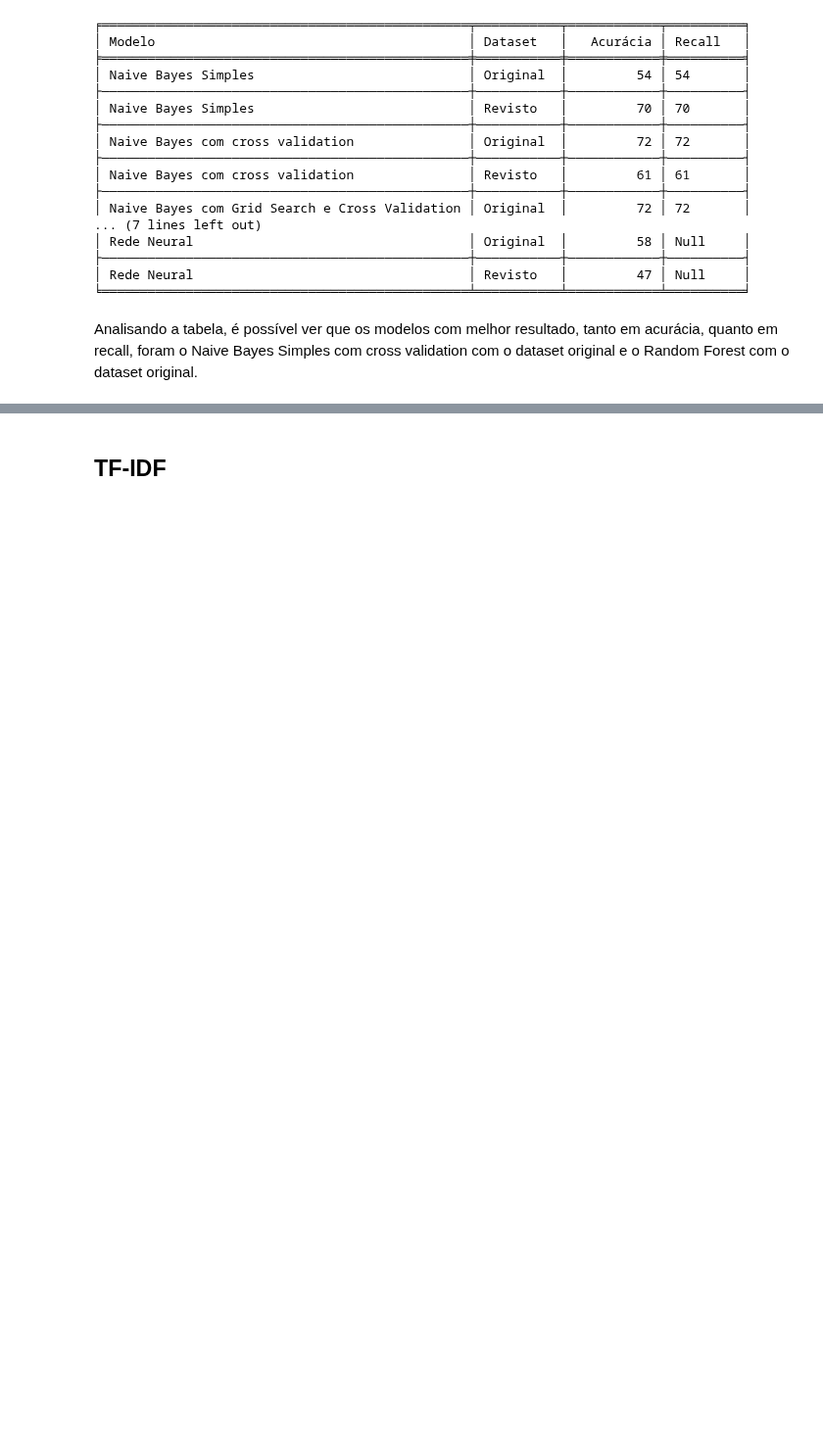
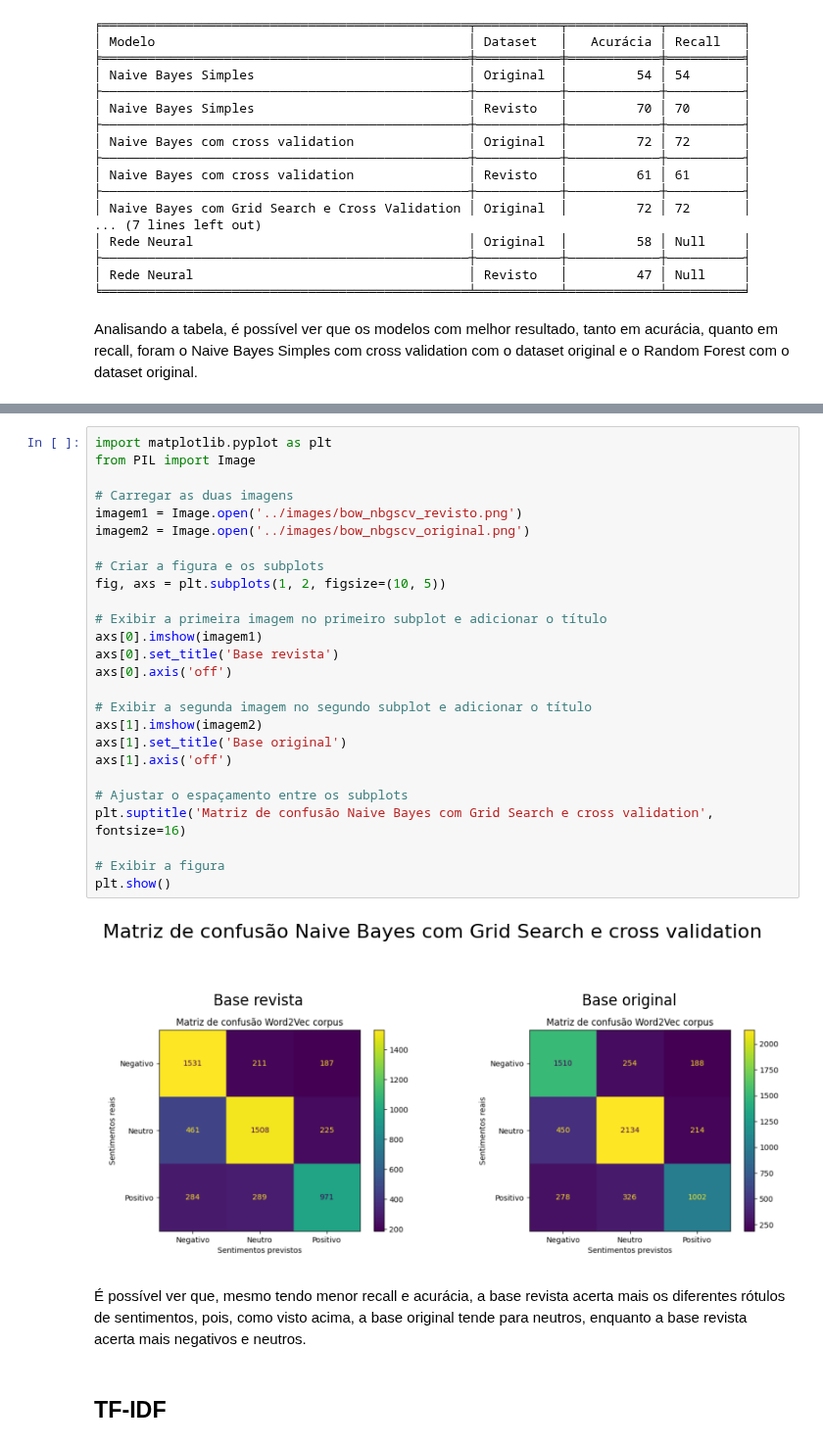
Before and after one commit to 2023M6T4-Inteli/Projeto4, a Jupyter notebook: src/Análises_Sprint_4.ipynb, the cells around one changed output, grey strips where cells are left out. Shown at 98% size. Drawn from its saved outputs; the diff is of its cells as text; blank space fills up the shorter version.

```diff
--- a/src/Análises_Sprint_4.ipynb
+++ b/src/Análises_Sprint_4.ipynb
@@ -158,3 +138,33 @@ display(HTML(html))
+# %%
+import matplotlib.pyplot as plt
+from PIL import Image
+
+# Carregar as duas imagens
+imagem1 = Image.open('../images/bow_nbgscv_revisto.png')
+imagem2 = Image.open('../images/bow_nbgscv_original.png')
+
+# Criar a figura e os subplots
+fig, axs = plt.subplots(1, 2, figsize=(10, 5))
+
+# Exibir a primeira imagem no primeiro subplot e adicionar o título
+axs[0].imshow(imagem1)
+axs[0].set_title('Base revista')
+axs[0].axis('off')
+
+# Exibir a segunda imagem no segundo subplot e adicionar o título
+axs[1].imshow(imagem2)
+axs[1].set_title('Base original')
+axs[1].axis('off')
+
+# Ajustar o espaçamento entre os subplots
+plt.suptitle('Matriz de confusão Naive Bayes com Grid Search e cross validation', fontsize=16)
+
+# Exibir a figura
+plt.show()
+# %% [output]
+[figure, added]
+# %% [markdown]
+É possível ver que, mesmo tendo menor recall e acurácia, a base revista acerta mais os diferentes rótulos de sentimentos, pois, como visto acima, a base original tende para neutros, enquanto a base revista acerta mais negativos e neutros.
 # %% [markdown]
 ## TF-IDF
 # %%
```
Also changed, not shown: parts of 15 cells of this notebook, 13 other files.
